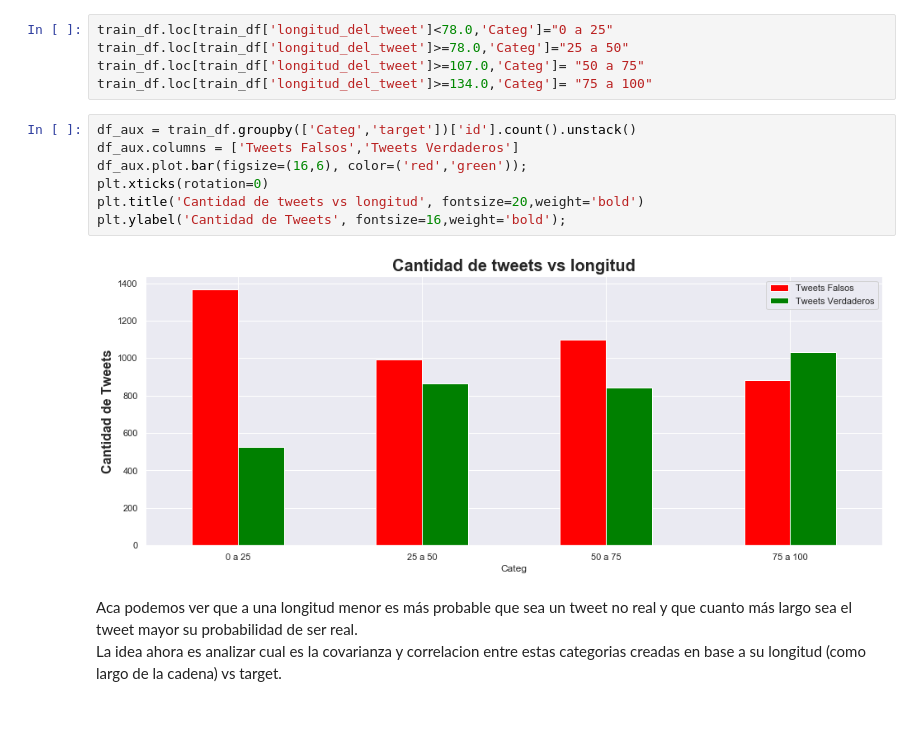
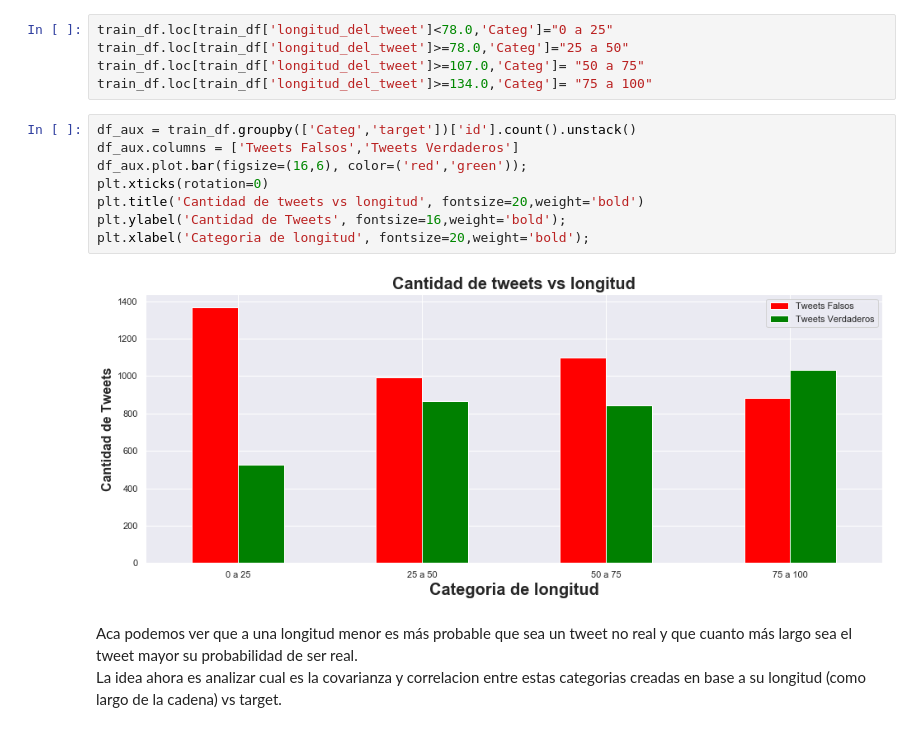
Before and after one commit to alepenaa94/TP1_Real_or_Not, a Jupyter notebook: TP1_Real_or_Not.ipynb, the cells around one changed output. Drawn from its saved outputs; the diff is of its cells as text.

```diff
--- a/TP1_Real_or_Not.ipynb
+++ b/TP1_Real_or_Not.ipynb
@@ -578,12 +579,13 @@ train_df.loc[train_df['longitud_del_tweet']>=134.0,'Categ']= "75 a 100"
 # %%
 df_aux = train_df.groupby(['Categ','target'])['id'].count().unstack()
 df_aux.columns = ['Tweets Falsos','Tweets Verdaderos']
 df_aux.plot.bar(figsize=(16,6), color=('red','green'));
 plt.xticks(rotation=0)
 plt.title('Cantidad de tweets vs longitud', fontsize=20,weight='bold')
 plt.ylabel('Cantidad de Tweets', fontsize=16,weight='bold');
+plt.xlabel('Categoria de longitud', fontsize=20,weight='bold');
 # %% [output]
-[figure, old version]
+[figure, new version]
 # %% [markdown]
 Aca podemos ver que a una longitud menor es más probable que sea un tweet no real y que cuanto más largo sea el tweet mayor su probabilidad de ser real.
 <br>
```
Also changed, not shown: parts of 25 cells of this notebook.
